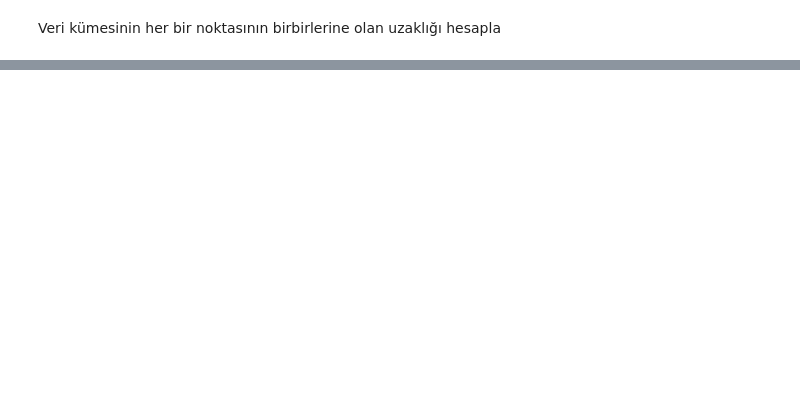
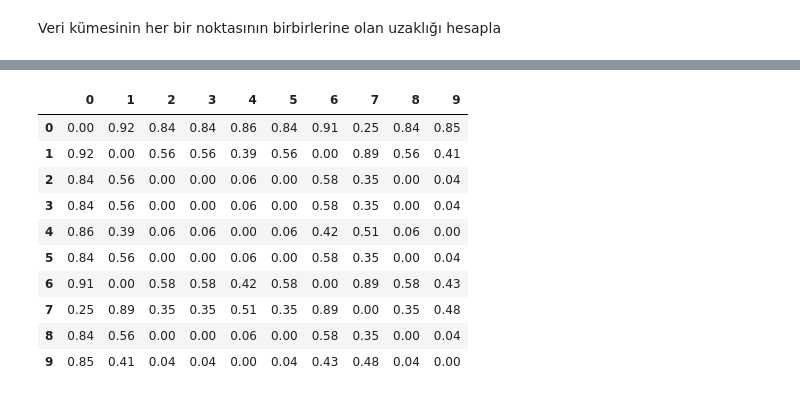
Before and after one commit to mtulgar/ocatak.github.io, a Jupyter notebook: bgm565/03/src/lab-3.ipynb, the cells around one changed output, grey strips where cells are left out. Saved outputs shown, nothing was run; the diff lists cells and outputs as text; code cells hidden in the pictures; blank space fills up the shorter version.

```diff
--- a/bgm565/03/src/lab-3.ipynb
+++ b/bgm565/03/src/lab-3.ipynb
@@ -62,0 +74,17 @@ distance
+# %%
+res = pdist(verikumesi, 'cosine')
+pd.options.display.float_format = '{:.2f}'.format
+distance = pd.DataFrame(squareform(res), index=range(0,10), columns=range(0,10))
+distance
+# %% [output]
+|  | 0 | 1 | 2 | 3 | 4 | 5 | 6 | 7 | 8 | 9 |
+| 0 | 0.00 | 0.92 | 0.84 | 0.84 | 0.86 | 0.84 | 0.91 | 0.25 | 0.84 | 0.85 |
+| 1 | 0.92 | 0.00 | 0.56 | 0.56 | 0.39 | 0.56 | 0.00 | 0.89 | 0.56 | 0.41 |
+| 2 | 0.84 | 0.56 | 0.00 | 0.00 | 0.06 | 0.00 | 0.58 | 0.35 | 0.00 | 0.04 |
+| 3 | 0.84 | 0.56 | 0.00 | 0.00 | 0.06 | 0.00 | 0.58 | 0.35 | 0.00 | 0.04 |
+| 4 | 0.86 | 0.39 | 0.06 | 0.06 | 0.00 | 0.06 | 0.42 | 0.51 | 0.06 | 0.00 |
+| 5 | 0.84 | 0.56 | 0.00 | 0.00 | 0.06 | 0.00 | 0.58 | 0.35 | 0.00 | 0.04 |
+| 6 | 0.91 | 0.00 | 0.58 | 0.58 | 0.42 | 0.58 | 0.00 | 0.89 | 0.58 | 0.43 |
+| 7 | 0.25 | 0.89 | 0.35 | 0.35 | 0.51 | 0.35 | 0.89 | 0.00 | 0.35 | 0.48 |
+| 8 | 0.84 | 0.56 | 0.00 | 0.00 | 0.06 | 0.00 | 0.58 | 0.35 | 0.00 | 0.04 |
+| 9 | 0.85 | 0.41 | 0.04 | 0.04 | 0.00 | 0.04 | 0.43 | 0.48 | 0.04 | 0.00 |
```
Also changed, not shown: parts of 7 cells of this notebook, 2 other files.
